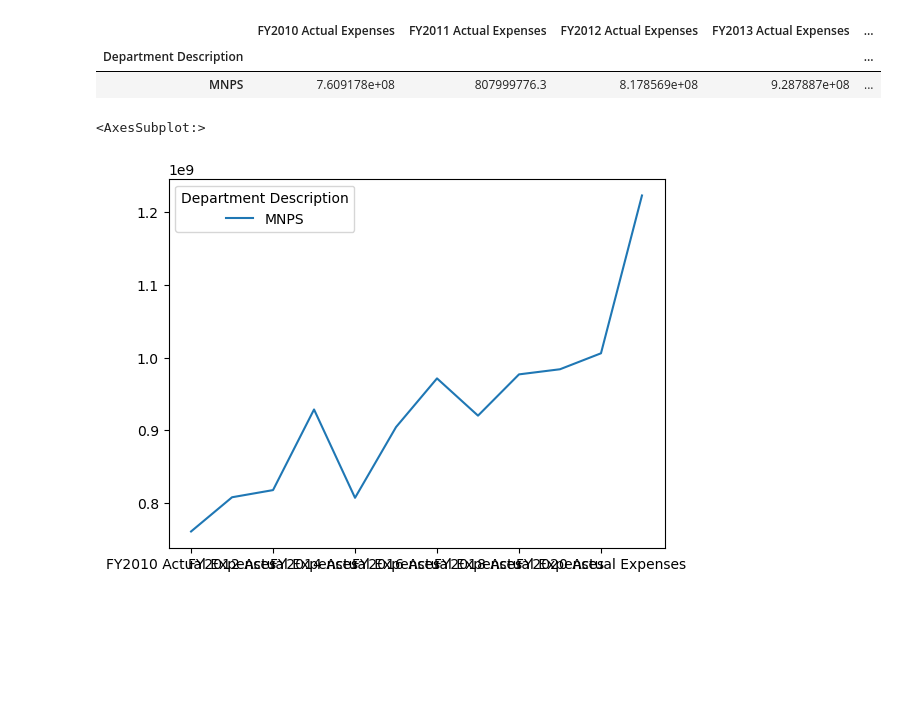
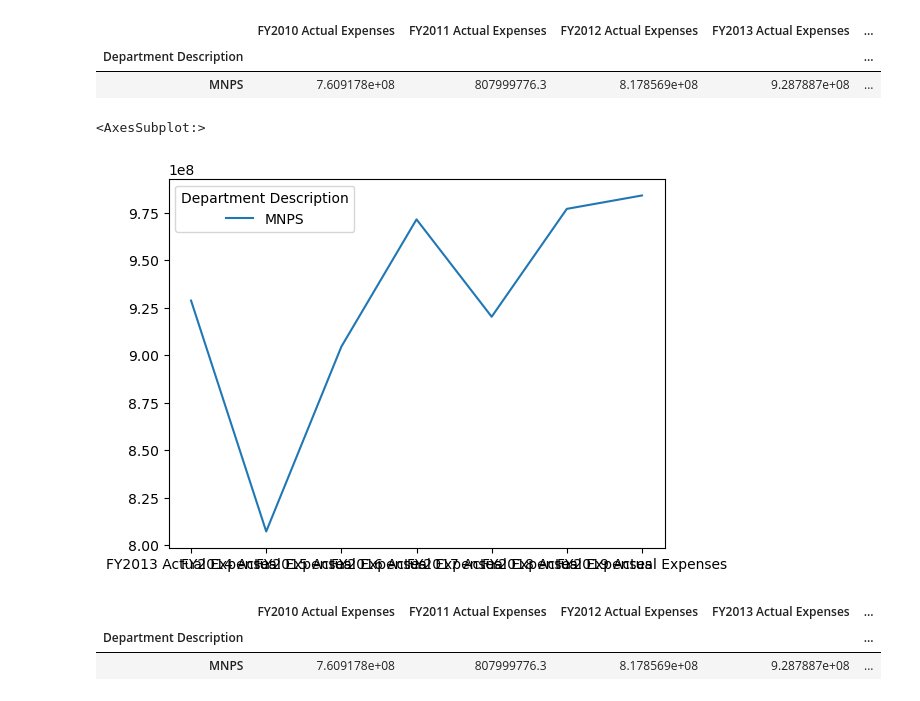
Before and after one commit to jwhankins177/capstone-budget-impact-jupyternb-python, a Jupyter notebook: notebooks/MNPS.ipynb, the cells around one changed output. Saved outputs shown, nothing was run; the diff lists cells and outputs as text; code cells hidden in the pictures; blank space fills up the shorter version.

```diff
--- a/notebooks/MNPS.ipynb
+++ b/notebooks/MNPS.ipynb
@@ -87,10 +87,18 @@ dd.head()
 |  | FY2010 Actual Expenses | FY2011 Actual Expenses | FY2012 Actual Expenses | FY2013 Actual Expenses | ... |
 | Department Description |  |  |  |  | ... |
 | MNPS | 7.609178e+08 | 807999776.3 | 8.178569e+08 | 9.287887e+08 | ... |
+# %%
+mnps_13_19 = dd[['FY2013 Actual Expenses','FY2014 Actual Expenses','FY2015 Actual Expenses','FY2016 Actual Expenses','FY2017 Actual Expenses','FY2018 Actual Expenses','FY2019 Actual Expenses']]
+# %%
+mnps_13_19 = mnps_13_19.T
+# %%
+mnps_13_19.plot(kind="line")
+# %% [output]
+<AxesSubplot:>
+[figure, added]
 # %%
-dd =dd.T
+dd
+# %% [output]
+|  | FY2010 Actual Expenses | FY2011 Actual Expenses | FY2012 Actual Expenses | FY2013 Actual Expenses | ... |
+| Department Description |  |  |  |  | ... |
+| MNPS | 7.609178e+08 | 807999776.3 | 8.178569e+08 | 9.287887e+08 | ... |
-# %%
-dd.plot(kind="line")
-# %% [output]
-<AxesSubplot:>
-[figure, removed]
```
Also changed, not shown: 4 other files.
